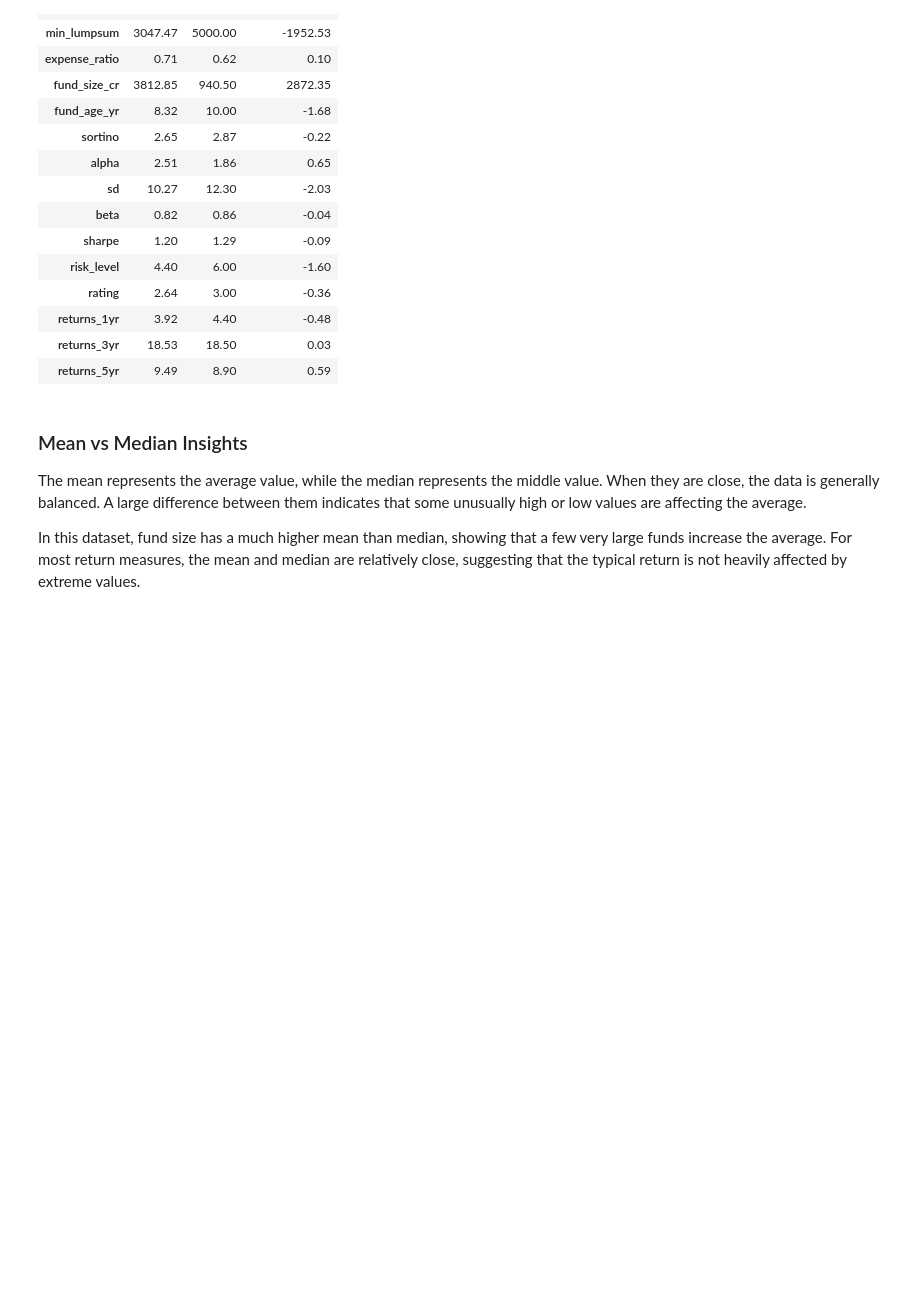
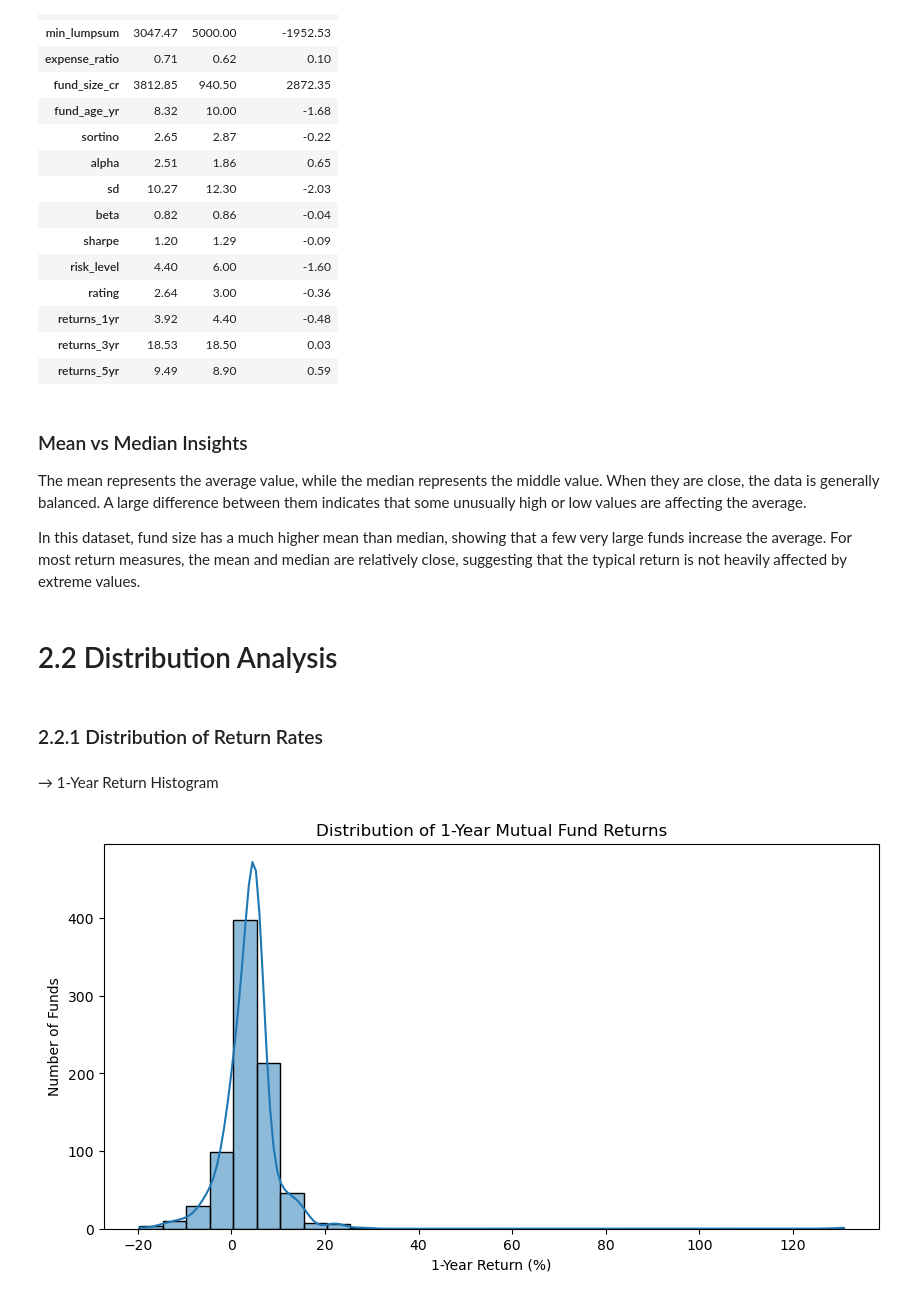
Before and after one commit to shakti-mankar/Data_Analyst_internship_projects, a Jupyter notebook: First_Project/Stage_1_Data_cleaning/Mutual_Fund_Analysis_Stage_0_1.ipynb, the cells around one changed output. Saved outputs shown, nothing was run; the diff lists cells and outputs as text; code cells hidden in the pictures; blank space fills up the shorter version.

Commit message:
Data visualisation completed

```diff
--- a/First_Project/Stage_1_Data_cleaning/Mutual_Fund_Analysis_Stage_0_1.ipynb
+++ b/First_Project/Stage_1_Data_cleaning/Mutual_Fund_Analysis_Stage_0_1.ipynb
@@ -654,10 +654,24 @@ comparison.round(2)
 The mean represents the average value, while the median represents the middle value. When they are close, the data is generally balanced. A large difference between them indicates that some unusually high or low values are affecting the average.
 
 In this dataset, fund size has a much higher mean than median, showing that a few very large funds increase the average. For most return measures, the mean and median are relatively close, suggesting that the typical return is not heavily affected by extreme values.
+# %% [markdown]
+# 2.2 Distribution Analysis
+# %% [markdown]
+### 2.2.1 Distribution of Return Rates
+# %% [markdown]
+  → 1-Year Return Histogram
 # %%
-returns_data = df[['returns_1yr', 'returns_3yr', 'returns_5yr']]
+plt.figure(figsize=(10, 5))
 
-returns_data.to_excel(
-    'mutual_fund_returns_for_boxplot.xlsx',
-    index=False
+sns.histplot(
+    df['returns_1yr'].dropna(),
+    bins=30,
+    kde=True
 )
+
+plt.title('Distribution of 1-Year Mutual Fund Returns')
+plt.xlabel('1-Year Return (%)')
+plt.ylabel('Number of Funds')
+plt.show()
+# %% [output]
+[figure, added]
```
Also changed, not shown: parts of 20 cells of this notebook.
